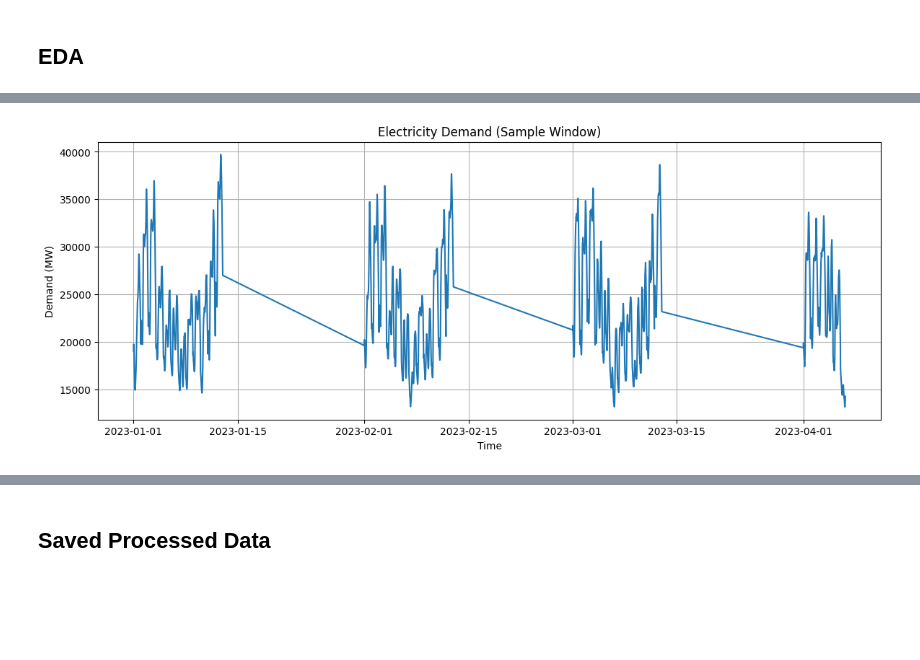
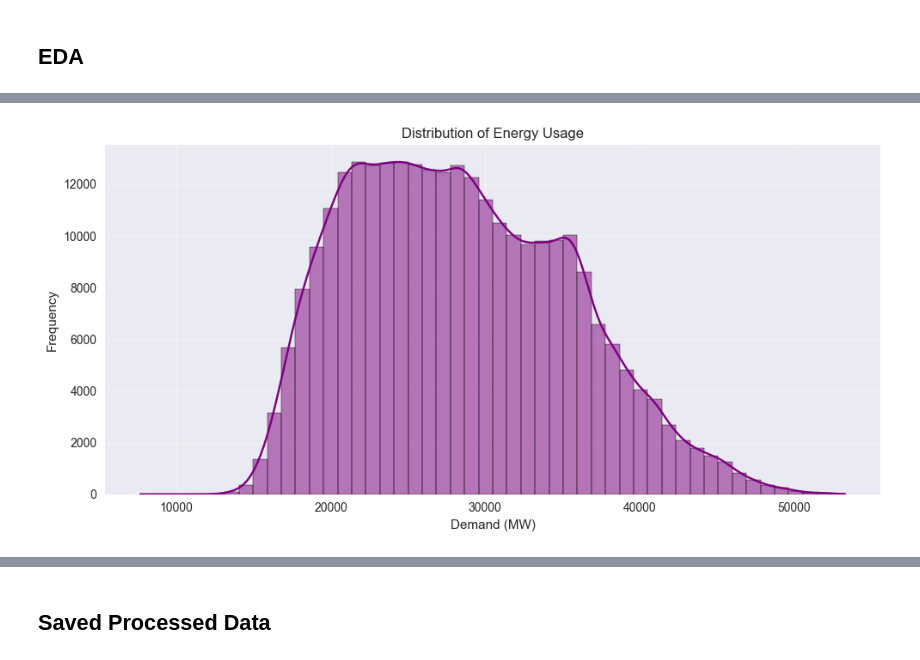
Before and after one commit to 4riell4/energy-consumption-forecasting, a Jupyter notebook: notebooks/01_data_inspection.ipynb, the cells around one changed output, grey strips where cells are left out. Cells and saved outputs as stored; diff of their text form; code cells hidden in the pictures; blank space fills up the shorter version.

```diff
--- a/notebooks/01_data_inspection.ipynb
+++ b/notebooks/01_data_inspection.ipynb
@@ -227,5 +92,0 @@ memory usage: 49.5+ MB
-# %%
-# Keep only what we need
-df = df[["ENGLAND_WALES_DEMAND"]]
-df = df.rename(columns={"ENGLAND_WALES_DEMAND": "demand"})
-df.info()
@@ -247,0 +95,12 @@ df["demand"] = df["demand"].interpolate(method="time")
+# %%
+df["demand"] = pd.to_numeric(df["demand"], errors="coerce")
+
+# Replace artificial 0.0 values with NaN so they don't skew the data
+df["demand"] = df["demand"].replace(0.0, np.nan)
+
+print("Missing values before interpolation:", df["demand"].isna().sum())
+
+# Interpolate the gaps using time-based interpolation
+df["demand"] = df["demand"].interpolate(method="time")
+
+print("Missing values after interpolation:", df["demand"].isna().sum())
@@ -277,0 +136,12 @@ plt.show()
+# %%
+#Daily 24-Hour Profile
+df['hour'] = df.index.hour
+
+plt.figure(figsize=(12, 6))
+sns.boxplot(x='hour', y='demand', data=df, palette='viridis')
+plt.title('Aggregated Daily Energy Consumption Patterns (24-Hour Profile)')
+plt.ylabel('Demand (MW)')
+plt.xlabel('Hour of the Day')
+plt.grid(True, alpha=0.3)
+plt.tight_layout()
+plt.show()
@@ -278,11 +153,12 @@ plt.show()
 # %%
-# Zommed View
-plt.figure(figsize=(14, 5))
-plt.plot(df["demand"].iloc[:2000])
-plt.title("Electricity Demand (Sample Window)")
-plt.xlabel("Time")
-plt.ylabel("Demand (MW)")
-plt.grid(True)
+#Distribution of Usage
+plt.figure(figsize=(10, 5))
+sns.histplot(df['demand'].dropna(), bins=50, kde=True, color='purple')
+plt.title('Distribution of Energy Usage')
+plt.xlabel('Demand (MW)')
+plt.ylabel('Frequency')
+plt.grid(True, alpha=0.3)
+plt.tight_layout()
 plt.show()
 # %% [output]
-[figure, old version]
+[figure, new version]
```
Also changed, not shown: parts of 28 cells of this notebook.
